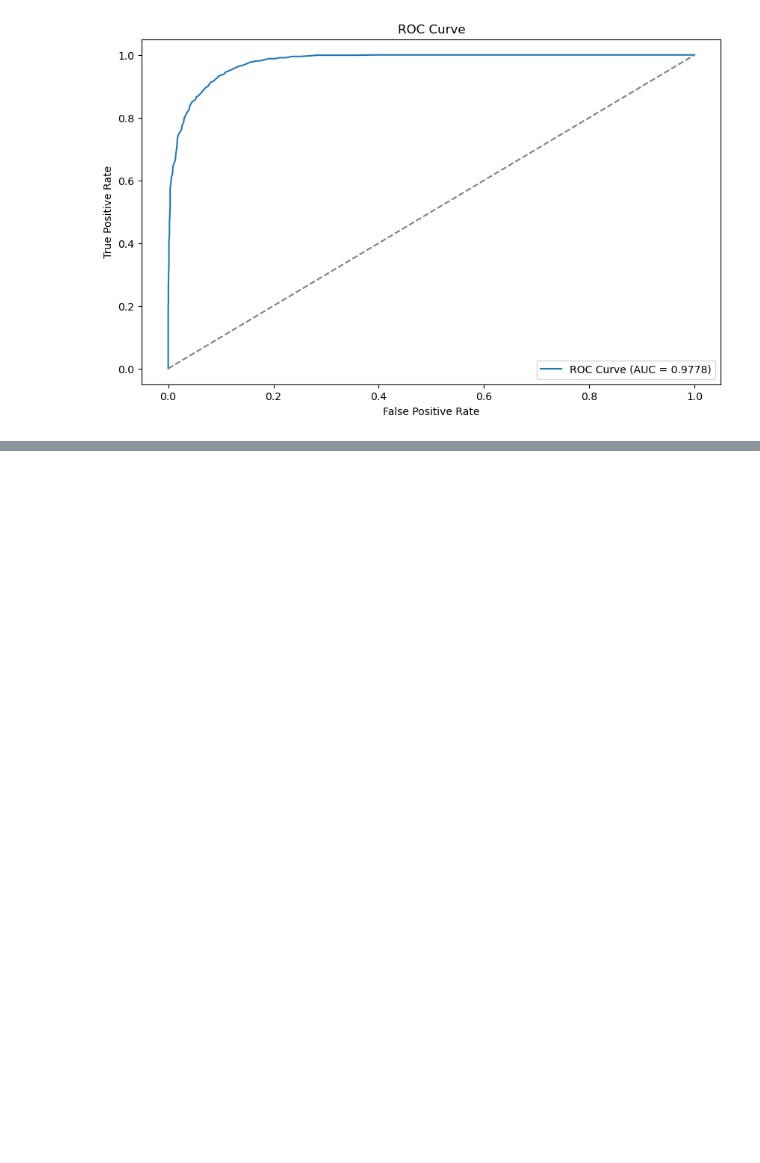
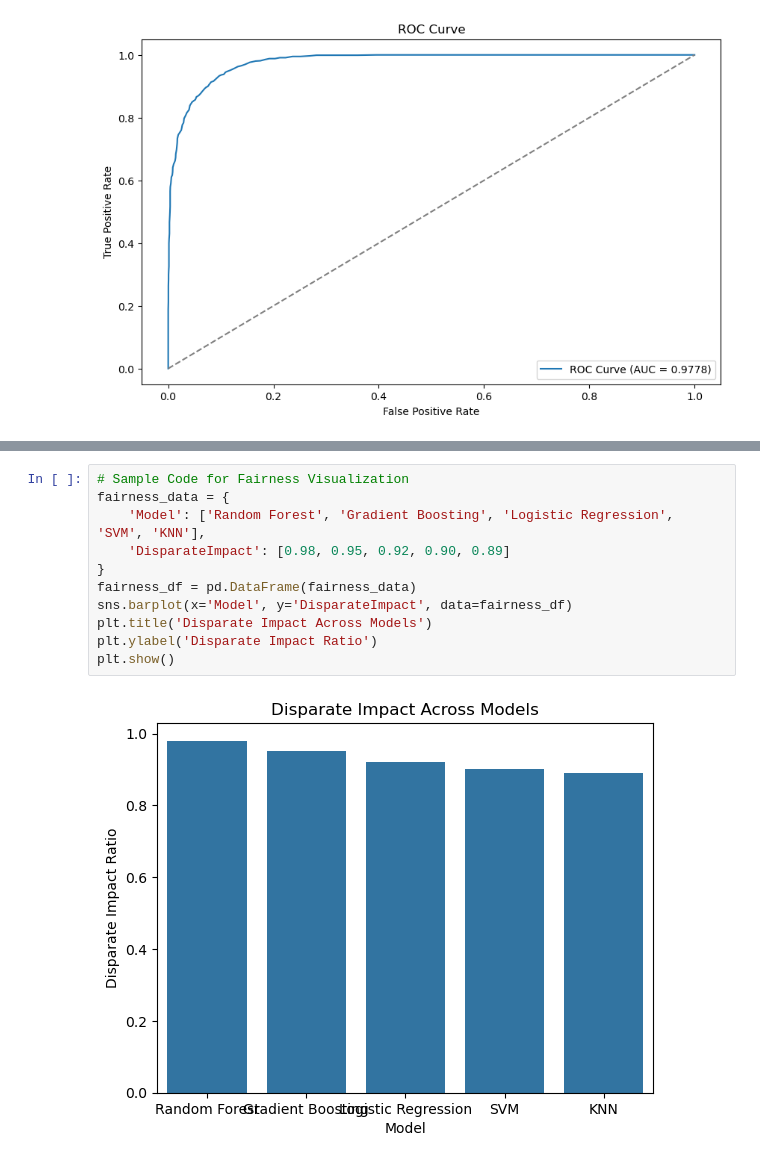
Before and after one commit to MiltonGreat/Financial-Risk, a Jupyter notebook: Financial Risk-Updated.ipynb, the cells around one changed output, grey strips where cells are left out. Drawn from its saved outputs; the diff is of its cells as text; blank space fills up the shorter version.

```diff
--- a/Financial Risk-Updated.ipynb
+++ b/Financial Risk-Updated.ipynb
@@ -156,0 +189,13 @@ Confusion Matrix:
+# %%
+# Sample Code for Fairness Visualization
+fairness_data = {
+    'Model': ['Random Forest', 'Gradient Boosting', 'Logistic Regression', 'SVM', 'KNN'],
+    'DisparateImpact': [0.98, 0.95, 0.92, 0.90, 0.89]
+}
+fairness_df = pd.DataFrame(fairness_data)
+sns.barplot(x='Model', y='DisparateImpact', data=fairness_df)
+plt.title('Disparate Impact Across Models')
+plt.ylabel('Disparate Impact Ratio')
+plt.show()
+# %% [output]
+[figure, added]
```
Also changed, not shown: parts of 3 cells of this notebook.
